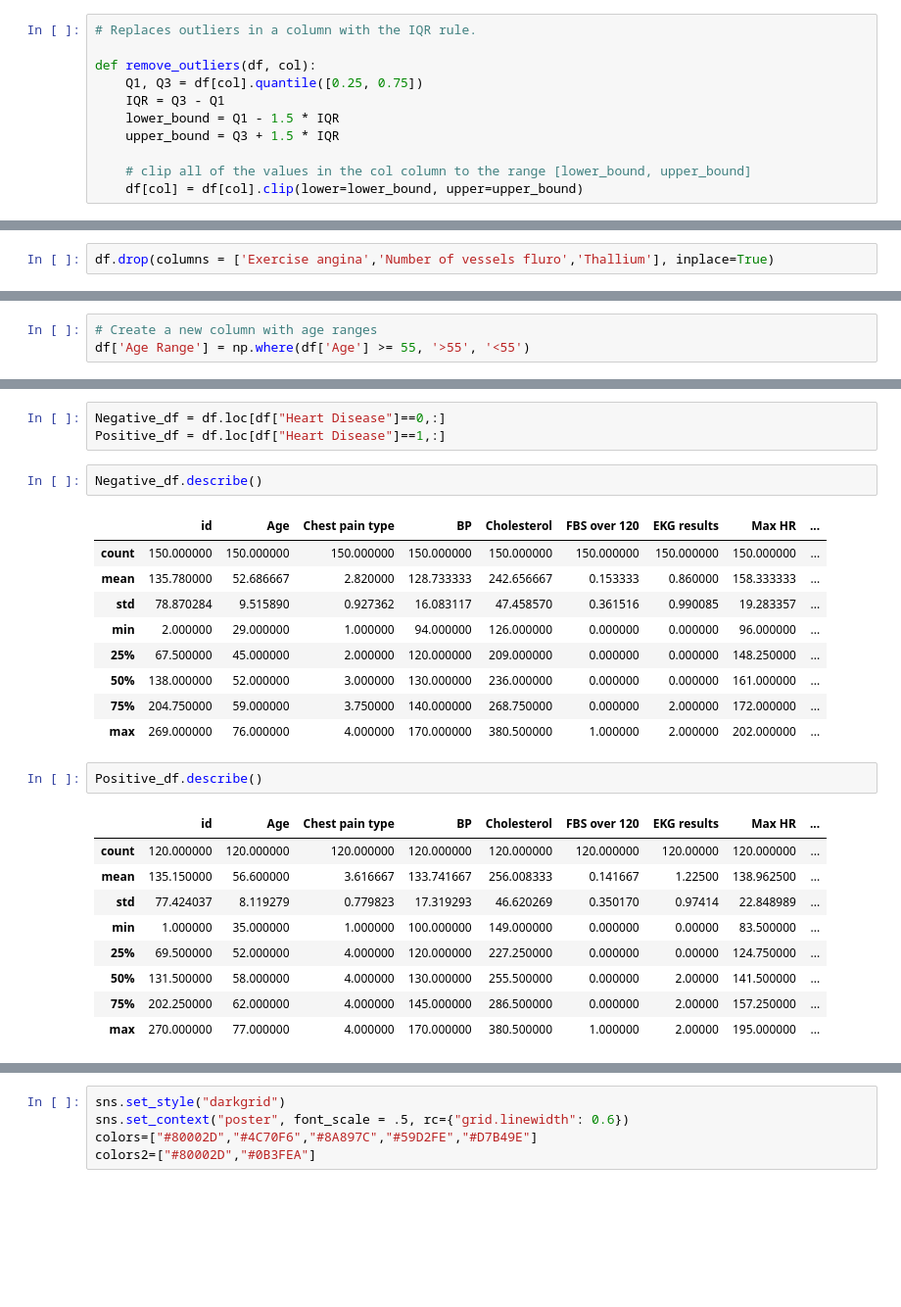
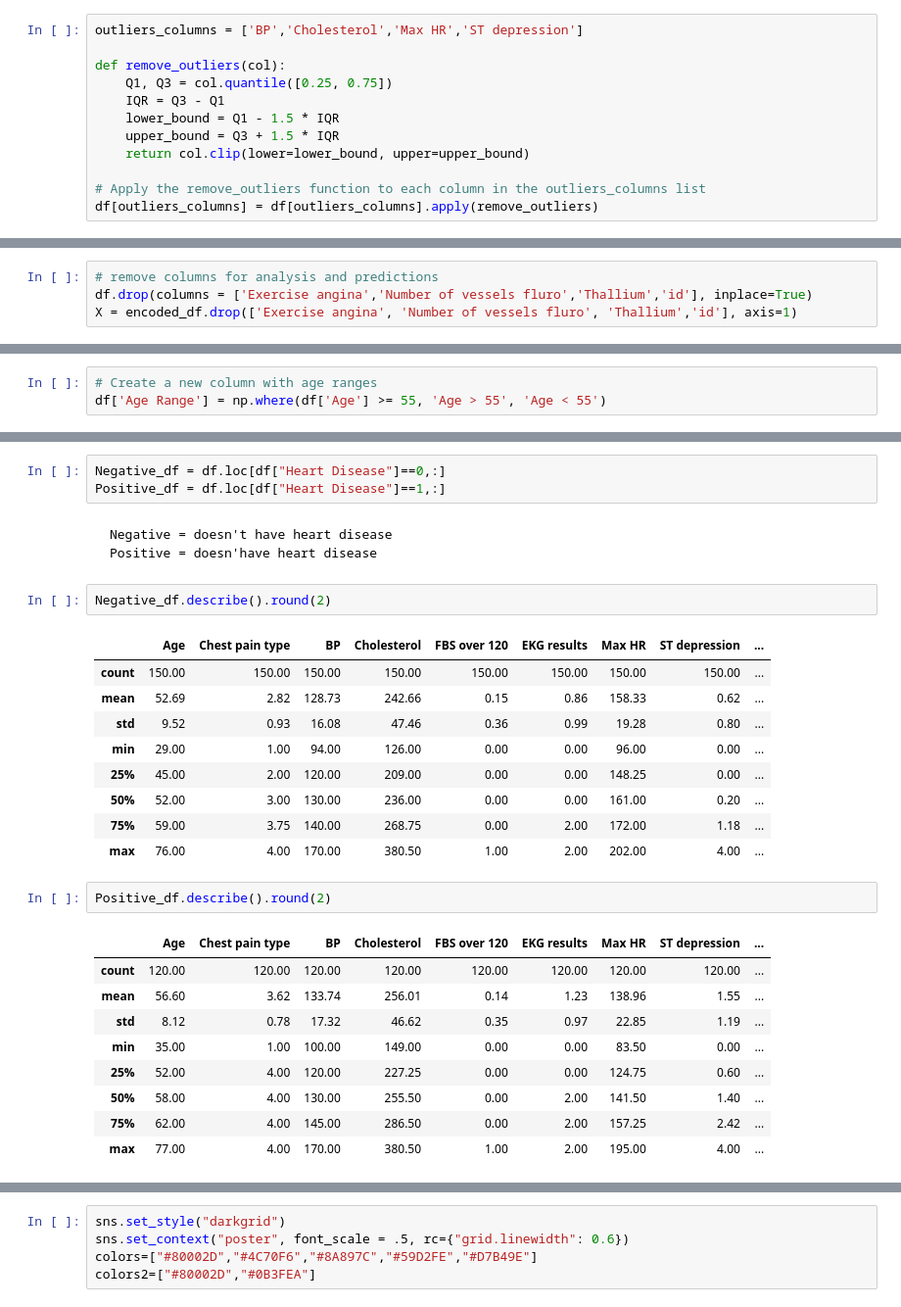
Before and after one commit to Jonathan-Monir/Heart-Disease-Prediction, a Jupyter notebook: Heart_Disease.ipynb, the cells around one changed output, grey strips where cells are left out. Shown at 98% size. Cells and saved outputs as stored; diff of their text form; blank space fills up the shorter version.

````diff
--- a/Heart_Disease.ipynb
+++ b/Heart_Disease.ipynb
@@ -311,11 +331,12 @@ Number of outliers in Thallium: 0
 # %%
-# Replaces outliers in a column with the IQR rule.
+outliers_columns = ['BP','Cholesterol','Max HR','ST depression']
 
-def remove_outliers(df, col):
-    Q1, Q3 = df[col].quantile([0.25, 0.75])
+def remove_outliers(col):
+    Q1, Q3 = col.quantile([0.25, 0.75])
     IQR = Q3 - Q1
     lower_bound = Q1 - 1.5 * IQR
     upper_bound = Q3 + 1.5 * IQR
+    return col.clip(lower=lower_bound, upper=upper_bound)
 
-    # clip all of the values in the col column to the range [lower_bound, upper_bound]
-    df[col] = df[col].clip(lower=lower_bound, upper=upper_bound)
+# Apply the remove_outliers function to each column in the outliers_columns list
+df[outliers_columns] = df[outliers_columns].apply(remove_outliers)
@@ -481,5 +488,7 @@ Selected features: Index(['Exercise angina', 'Number of vessels fluro', 'Thalliu
 # %%
-df.drop(columns = ['Exercise angina','Number of vessels fluro','Thallium'], inplace=True)
+# remove columns for analysis and predictions
+df.drop(columns = ['Exercise angina','Number of vessels fluro','Thallium','id'], inplace=True)
+X = encoded_df.drop(['Exercise angina', 'Number of vessels fluro', 'Thallium','id'], axis=1)
 # %% [markdown]
 # **Data Analysis**
 # %% [markdown]
@@ -488,7 +497,7 @@ df.drop(columns = ['Exercise angina','Number of vessels fluro','Thallium'], inpl
 We need to divide the dataset into numeric and categorical datasets
 # %%
 # Create a new column with age ranges
-df['Age Range'] = np.where(df['Age'] >= 55, '>55', '<55')
+df['Age Range'] = np.where(df['Age'] >= 55, 'Age > 55', 'Age < 55')
 # %%
 df['Heart Disease']=df['Heart Disease'].replace({'Yes': 1, 'No': 0})
 df.head()
@@ -522,30 +531,35 @@ categorical_df.describe()
 # %%
 Negative_df = df.loc[df["Heart Disease"]==0,:]
 Positive_df = df.loc[df["Heart Disease"]==1,:]
+# %% [markdown]
+```
+Negative = doesn't have heart disease
+Positive = doesn'have heart disease
+```
 # %%
-Negative_df.describe()
+Negative_df.describe().round(2)
 # %% [output]
-|  | id | Age | Chest pain type | BP | Cholesterol | FBS over 120 | EKG results | Max HR | ... |
-| count | 150.000000 | 150.000000 | 150.000000 | 150.000000 | 150.000000 | 150.000000 | 150.000000 | 150.000000 | ... |
-| mean | 135.780000 | 52.686667 | 2.820000 | 128.733333 | 242.656667 | 0.153333 | 0.860000 | 158.333333 | ... |
-| std | 78.870284 | 9.515890 | 0.927362 | 16.083117 | 47.458570 | 0.361516 | 0.990085 | 19.283357 | ... |
-| min | 2.000000 | 29.000000 | 1.000000 | 94.000000 | 126.000000 | 0.000000 | 0.000000 | 96.000000 | ... |
-| 25% | 67.500000 | 45.000000 | 2.000000 | 120.000000 | 209.000000 | 0.000000 | 0.000000 | 148.250000 | ... |
-| 50% | 138.000000 | 52.000000 | 3.000000 | 130.000000 | 236.000000 | 0.000000 | 0.000000 | 161.000000 | ... |
-| 75% | 204.750000 | 59.000000 | 3.750000 | 140.000000 | 268.750000 | 0.000000 | 2.000000 | 172.000000 | ... |
-| max | 269.000000 | 76.000000 | 4.000000 | 170.000000 | 380.500000 | 1.000000 | 2.000000 | 202.000000 | ... |
+|  | Age | Chest pain type | BP | Cholesterol | FBS over 120 | EKG results | Max HR | ST depression | ... |
+| count | 150.00 | 150.00 | 150.00 | 150.00 | 150.00 | 150.00 | 150.00 | 150.00 | ... |
+| mean | 52.69 | 2.82 | 128.73 | 242.66 | 0.15 | 0.86 | 158.33 | 0.62 | ... |
+| std | 9.52 | 0.93 | 16.08 | 47.46 | 0.36 | 0.99 | 19.28 | 0.80 | ... |
+| min | 29.00 | 1.00 | 94.00 | 126.00 | 0.00 | 0.00 | 96.00 | 0.00 | ... |
+| 25% | 45.00 | 2.00 | 120.00 | 209.00 | 0.00 | 0.00 | 148.25 | 0.00 | ... |
+| 50% | 52.00 | 3.00 | 130.00 | 236.00 | 0.00 | 0.00 | 161.00 | 0.20 | ... |
+| 75% | 59.00 | 3.75 | 140.00 | 268.75 | 0.00 | 2.00 | 172.00 | 1.18 | ... |
+| max | 76.00 | 4.00 | 170.00 | 380.50 | 1.00 | 2.00 | 202.00 | 4.00 | ... |
 # %%
-Positive_df.describe()
+Positive_df.describe().round(2)
 # %% [output]
-|  | id | Age | Chest pain type | BP | Cholesterol | FBS over 120 | EKG results | Max HR | ... |
-| count | 120.000000 | 120.000000 | 120.000000 | 120.000000 | 120.000000 | 120.000000 | 120.00000 | 120.000000 | ... |
-| mean | 135.150000 | 56.600000 | 3.616667 | 133.741667 | 256.008333 | 0.141667 | 1.22500 | 138.962500 | ... |
-| std | 77.424037 | 8.119279 | 0.779823 | 17.319293 | 46.620269 | 0.350170 | 0.97414 | 22.848989 | ... |
-| min | 1.000000 | 35.000000 | 1.000000 | 100.000000 | 149.000000 | 0.000000 | 0.00000 | 83.500000 | ... |
-| 25% | 69.500000 | 52.000000 | 4.000000 | 120.000000 | 227.250000 | 0.000000 | 0.00000 | 124.750000 | ... |
-| 50% | 131.500000 | 58.000000 | 4.000000 | 130.000000 | 255.500000 | 0.000000 | 2.00000 | 141.500000 | ... |
-| 75% | 202.250000 | 62.000000 | 4.000000 | 145.000000 | 286.500000 | 0.000000 | 2.00000 | 157.250000 | ... |
-| max | 270.000000 | 77.000000 | 4.000000 | 170.000000 | 380.500000 | 1.000000 | 2.00000 | 195.000000 | ... |
+|  | Age | Chest pain type | BP | Cholesterol | FBS over 120 | EKG results | Max HR | ST depression | ... |
+| count | 120.00 | 120.00 | 120.00 | 120.00 | 120.00 | 120.00 | 120.00 | 120.00 | ... |
+| mean | 56.60 | 3.62 | 133.74 | 256.01 | 0.14 | 1.23 | 138.96 | 1.55 | ... |
+| std | 8.12 | 0.78 | 17.32 | 46.62 | 0.35 | 0.97 | 22.85 | 1.19 | ... |
+| min | 35.00 | 1.00 | 100.00 | 149.00 | 0.00 | 0.00 | 83.50 | 0.00 | ... |
+| 25% | 52.00 | 4.00 | 120.00 | 227.25 | 0.00 | 0.00 | 124.75 | 0.60 | ... |
+| 50% | 58.00 | 4.00 | 130.00 | 255.50 | 0.00 | 2.00 | 141.50 | 1.40 | ... |
+| 75% | 62.00 | 4.00 | 145.00 | 286.50 | 0.00 | 2.00 | 157.25 | 2.42 | ... |
+| max | 77.00 | 4.00 | 170.00 | 380.50 | 1.00 | 2.00 | 195.00 | 4.00 | ... |
 # %%
 df.groupby('Gender').mean()
 # %% [output]
````
Also changed, not shown: parts of 53 cells of this notebook.
